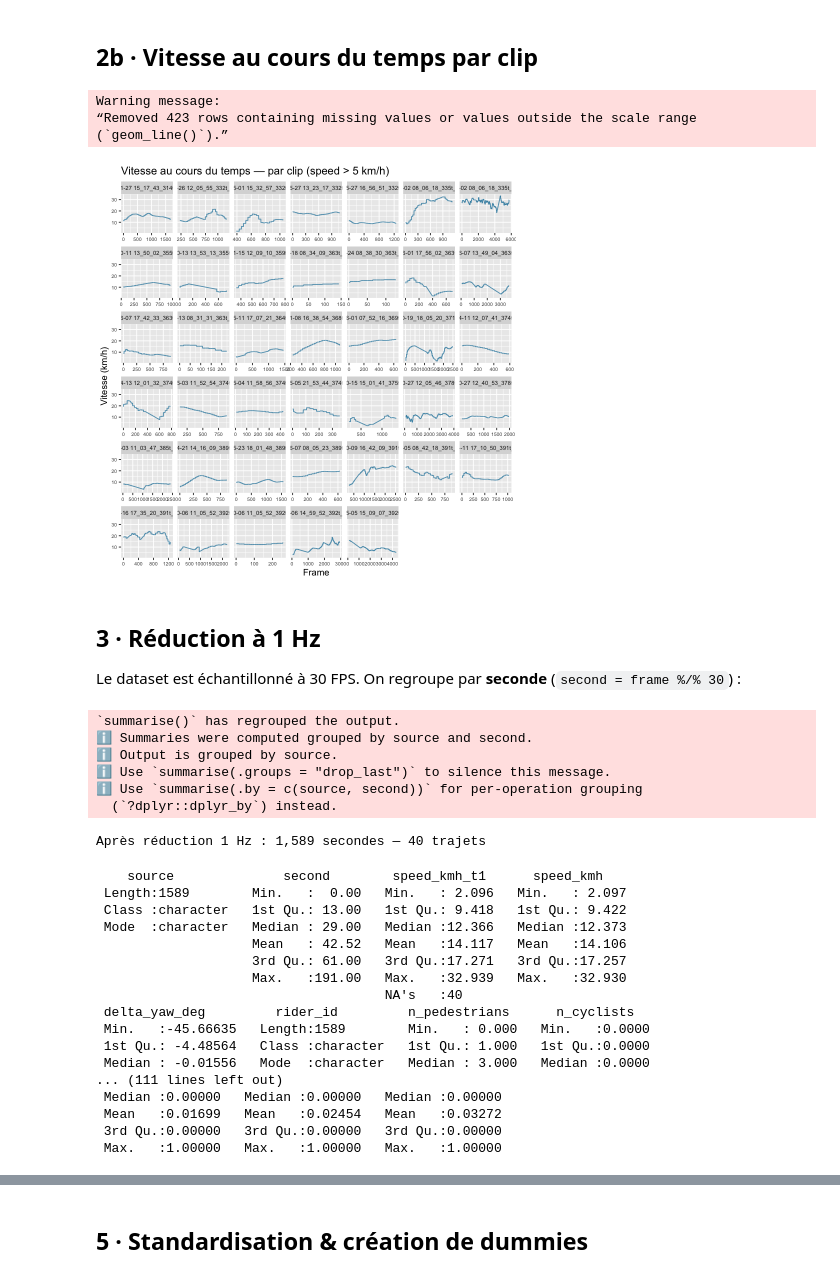
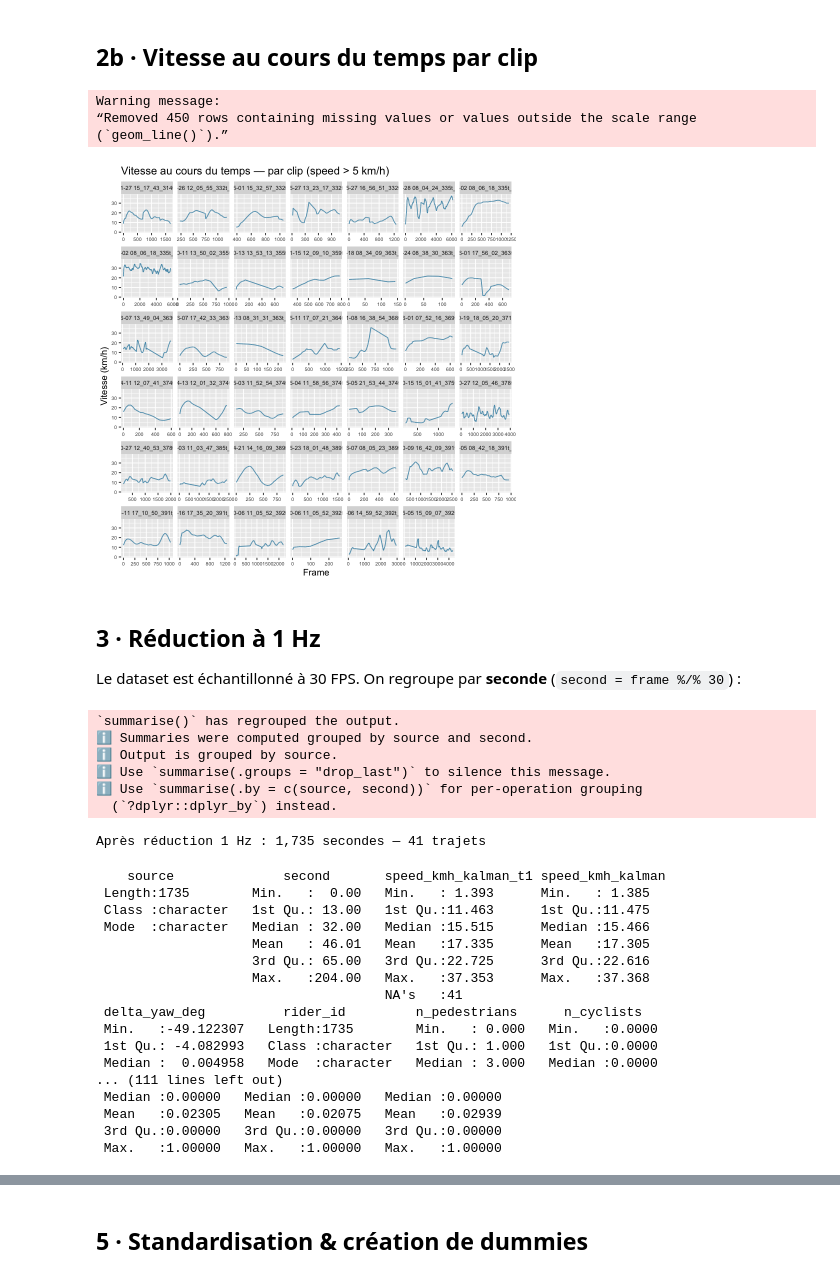
Before and after one commit to martin1207/newmob_modeling, a Jupyter notebook: escooter_linear_speed_R.ipynb, the cells around one changed output, grey strips where cells are left out. Drawn from its saved outputs; the diff is of its cells as text; code cells hidden in the pictures.

```diff
--- a/escooter_linear_speed_R.ipynb
+++ b/escooter_linear_speed_R.ipynb
@@ -110,31 +110,31 @@ A data.frame: 4 × 103
 # %% [markdown]
 ## 2b · Vitesse au cours du temps par clip
 # %%
-# ── Vitesse (speed_kmh) en fonction de la frame, un panneau par clip ─────────
-df_raw <- df_raw %>% filter(speed_kmh > 1,
-source != "335t_2023-04-28 08_04_24_335t_19_56_23_32"
+# ── Vitesse (speed_kmh_kalman) en fonction de la frame, un panneau par clip ─────────
+df_raw <- df_raw %>% filter(speed_kmh_kalman > 1,
+#source != "335t_2023-04-28 08_04_24_335t_19_56_23_32"
 # & source != "391t_2022-10-09 16_42_09_391t_1_57_4_03"
 # & source != "335t_2023-06-02 08_06_18_335t_16_23_17_04"
 ## & source != "371t_2023-10-19_18_05_20_371t_0_09_1_34"
  )
 n_clips  <- n_distinct(df_raw$source)
 ncols    <- ceiling(sqrt(n_clips))
 
-ggplot(df_raw, aes(x = frame, y = speed_kmh_t1)) +
+ggplot(df_raw, aes(x = frame, y = speed_kmh_kalman_t1)) +
   geom_line(color = COLOR_A, linewidth = 0.5, alpha = 0.8) +
   facet_wrap(~ source, scales = "free_x", ncol = ncols) +
   labs(
     title = "Vitesse au cours du temps — par clip (speed > 5 km/h)",
     x     = "Frame",
     y     = "Vitesse (km/h)"
   ) +
   theme(strip.text = element_text(size = 7),
         axis.text  = element_text(size = 6))
 # %% [output]
 Warning message:
-“Removed 423 rows containing missing values or values outside the scale range
+“Removed 450 rows containing missing values or values outside the scale range
 (`geom_line()`).”
-[figure, old version]
+[figure, new version]
 # %% [markdown]
 ## 3 · Réduction à 1 Hz
 
@@ -144,8 +144,8 @@ df_1hz <- df_raw %>%
   mutate(second = (frame %/% FPS) %/% 1) %>%
   group_by(source, second) %>%
   summarise(
-    speed_kmh_t1                    = mean(speed_kmh_t1,                        na.rm = TRUE),
-    speed_kmh                       = mean(speed_kmh,                           na.rm = TRUE),
+    speed_kmh_kalman_t1                    = mean(speed_kmh_kalman_t1,                        na.rm = TRUE),
+    speed_kmh_kalman                       = mean(speed_kmh_kalman,                           na.rm = TRUE),
     delta_yaw_deg                   = mean(delta_yaw_deg,                       na.rm = TRUE),
     rider_id                     = first(rider_id),
     n_pedestrians                = median(n_pedestrians,                      na.rm = TRUE),
@@ -211,7 +211,7 @@ df_1hz <- df_raw %>%
   ) %>%
   arrange(source, second) %>%
   group_by(source) %>%
-  mutate(speed_kmh_t1 = ifelse(second == max(second), NA_real_, speed_kmh_t1)) %>%
+  mutate(speed_kmh_kalman_t1 = ifelse(second == max(second), NA_real_, speed_kmh_kalman_t1)) %>%
   ungroup() %>%
   # min/max sur vecteur tout-NA renvoient ±Inf → on remet en NA
   mutate(across(c(ped_min_distance_m, ped_mean_distance_m, ped_max_distance_m, ped_mean_angle_deg,
@@ -229,22 +229,22 @@ summary(df_1hz)
 ℹ Use `summarise(.groups = "drop_last")` to silence this message.
 ℹ Use `summarise(.by = c(source, second))` for per-operation grouping
   (`?dplyr::dplyr_by`) instead.
-Après réduction 1 Hz : 1,589 secondes — 40 trajets
+Après réduction 1 Hz : 1,735 secondes — 41 trajets
-    source              second        speed_kmh_t1      speed_kmh
- Length:1589        Min.   :  0.00   Min.   : 2.096   Min.   : 2.097
- Class :character   1st Qu.: 13.00   1st Qu.: 9.418   1st Qu.: 9.422
- Mode  :character   Median : 29.00   Median :12.366   Median :12.373
-                    Mean   : 42.52   Mean   :14.117   Mean   :14.106
-                    3rd Qu.: 61.00   3rd Qu.:17.271   3rd Qu.:17.257
-                    Max.   :191.00   Max.   :32.939   Max.   :32.930
-                                     NA's   :40
- delta_yaw_deg         rider_id         n_pedestrians      n_cyclists
- Min.   :-45.66635   Length:1589        Min.   : 0.000   Min.   :0.0000
- 1st Qu.: -4.48564   Class :character   1st Qu.: 1.000   1st Qu.:0.0000
- Median : -0.01556   Mode  :character   Median : 3.000   Median :0.0000
+    source              second       speed_kmh_kalman_t1 speed_kmh_kalman
+ Length:1735        Min.   :  0.00   Min.   : 1.393      Min.   : 1.385
+ Class :character   1st Qu.: 13.00   1st Qu.:11.463      1st Qu.:11.475
+ Mode  :character   Median : 32.00   Median :15.515      Median :15.466
+                    Mean   : 46.01   Mean   :17.335      Mean   :17.305
+                    3rd Qu.: 65.00   3rd Qu.:22.725      3rd Qu.:22.616
+                    Max.   :204.00   Max.   :37.353      Max.   :37.368
+                                     NA's   :41
+ delta_yaw_deg          rider_id         n_pedestrians      n_cyclists
+ Min.   :-49.122307   Length:1735        Min.   : 0.000   Min.   :0.0000
+ 1st Qu.: -4.082993   Class :character   1st Qu.: 1.000   1st Qu.:0.0000
+ Median :  0.004958   Mode  :character   Median : 3.000   Median :0.0000
 ... (111 lines left out)
  Median :0.00000   Median :0.00000   Median :0.00000
- Mean   :0.01699   Mean   :0.02454   Mean   :0.03272
+ Mean   :0.02305   Mean   :0.02075   Mean   :0.02939
  3rd Qu.:0.00000   3rd Qu.:0.00000   3rd Qu.:0.00000
  Max.   :1.00000   Max.   :1.00000   Max.   :1.00000
 # %% [markdown]
```
Also changed, not shown: parts of 14 cells of this notebook, 3 other files.
